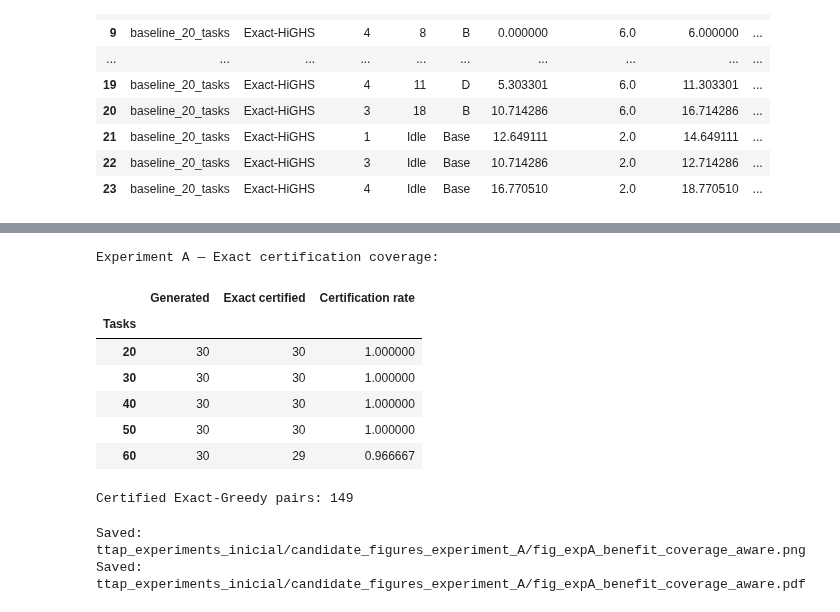
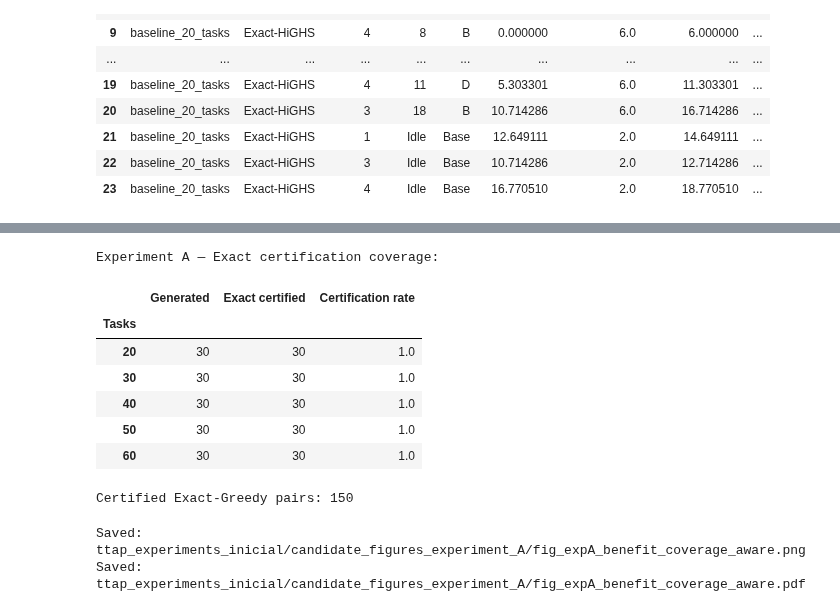
Before and after one commit to educarrascov/DISC_TESIS, a Jupyter notebook: Resuelto para Paper Doctoral/20260621_Escalamiento_inicial.ipynb, the cells around one changed output, grey strips where cells are left out. Drawn from its saved outputs; the diff is of its cells as text; code cells hidden in the pictures.

```diff
--- a/Resuelto para Paper Doctoral/20260621_Escalamiento_inicial.ipynb
+++ b/Resuelto para Paper Doctoral/20260621_Escalamiento_inicial.ipynb
@@ -1693,7 +1693,7 @@ def build_exact_milp_matrices(scenario, states_by_h, arcs_by_h, all_arcs):
 
 def solve_exact_ttap_highs(
     scenario,
-    time_limit=180,
+    time_limit=600,
     mip_rel_gap=1e-6,
     verbose=False,
 ):
@@ -2068,7 +2068,7 @@ def compute_ttap_metrics(
 def run_single_scenario(
     scenario,
     run_exact=True,
-    exact_time_limit=180,
+    exact_time_limit=600,
     exact_mip_gap=1e-6,
     verbose=False,
 ):
@@ -2241,7 +2241,7 @@ def run_experiment_suite(
     task_sizes,
     seeds,
     exact_max_tasks=60,
-    exact_time_limit=180,
+    exact_time_limit=600,
     exact_mip_gap=1e-6,
     verbose=False,
 ):
@@ -2372,7 +2372,7 @@ df_metrics_scaling, df_logs_scaling = run_experiment_suite(
     task_sizes=task_sizes,
     seeds=seeds,
     exact_max_tasks=60,
-    exact_time_limit=300,
+    exact_time_limit=600,
     exact_mip_gap=1e-6,
     verbose=False,
 )
@@ -2600,7 +2600,7 @@ import pandas as pd
 import matplotlib.pyplot as plt
 from pathlib import Path
 
-SOLVER_TIME_LIMIT_A = 300
+SOLVER_TIME_LIMIT_A = 600
 MIN_CERTIFICATION_RATE_A = 0.90
 
 FIGURE_DIR_A = (
@@ -2938,39 +2938,39 @@ def plot_paired_metric_A(
     ax.set_xticks(
         np.arange(
             min(task_sizes_A),
             max(task_sizes_A) + 1,
             5,
         )
     )
     ax.set_xlim(
         min(task_sizes_A) - 2,
         max(task_sizes_A) + 2,
     )
     ax.set_ylim(bottom=0)
 
     ax.grid(
         True,
         linestyle="--",
         linewidth=0.6,
         alpha=0.70,
     )
 
     for spine in ax.spines.values():
         spine.set_visible(True)
         spine.set_color("black")
         spine.set_linewidth(0.8)
 
     return summary
 # %% [output]
 Experiment A — Exact certification coverage:
 |  | Generated | Exact certified | Certification rate |
 | Tasks |  |  |  |
-| 20 | 30 | 30 | 1.000000 |
-| 30 | 30 | 30 | 1.000000 |
-| 40 | 30 | 30 | 1.000000 |
-| 50 | 30 | 30 | 1.000000 |
-| 60 | 30 | 29 | 0.966667 |
+| 20 | 30 | 30 | 1.0 |
+| 30 | 30 | 30 | 1.0 |
+| 40 | 30 | 30 | 1.0 |
+| 50 | 30 | 30 | 1.0 |
+| 60 | 30 | 30 | 1.0 |
-Certified Exact-Greedy pairs: 149
+Certified Exact-Greedy pairs: 150
 # %%
 # ============================================================
 # FIGURE A1 — NORMALIZED BENEFIT
```
Also changed, not shown: parts of 13 cells of this notebook, 20 other files.
